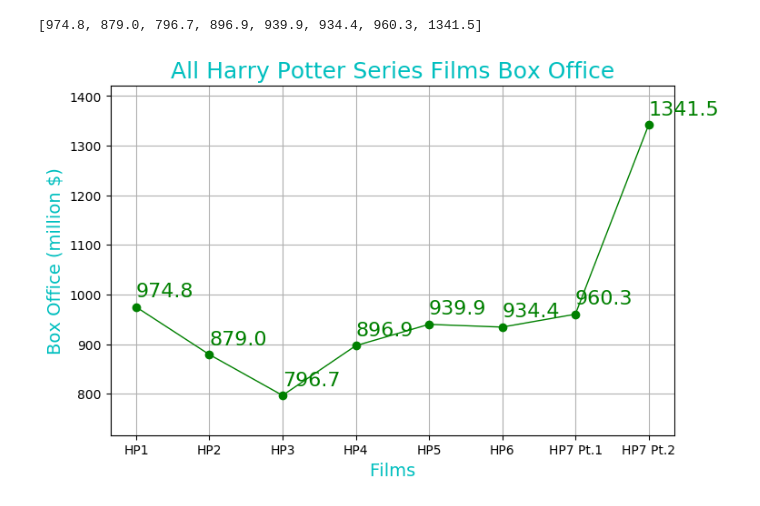
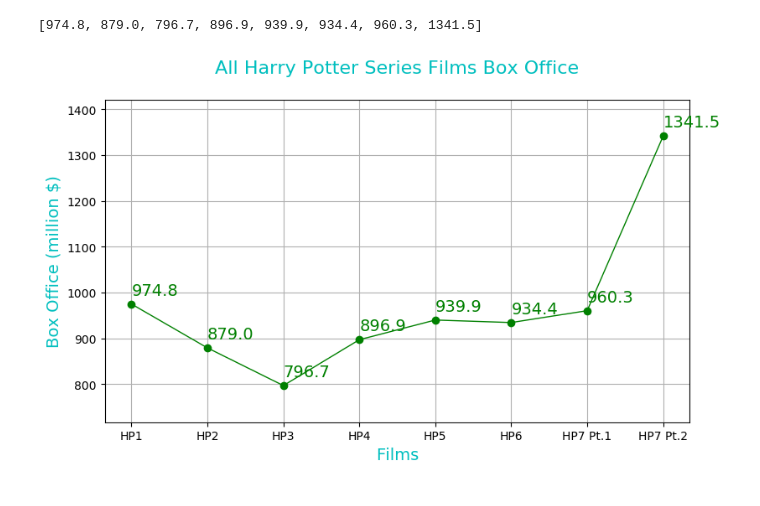
Before and after one commit to Brainor/Fudan-Data_Visualization, a Jupyter notebook: HW2/Data Visualization - Homework2.ipynb, the cells around one changed output. Saved outputs shown, nothing was run; the diff lists cells and outputs as text; code cells hidden in the pictures.

```diff
--- a/HW2/Data Visualization - Homework2.ipynb
+++ b/HW2/Data Visualization - Homework2.ipynb
@@ -104,21 +104,21 @@ box_office
 # %% [output]
 [974.8, 879.0, 796.7, 896.9, 939.9, 934.4, 960.3, 1341.5]
 # %%
-fig3, line_ax = plt.subplots(1,1,figsize = (8,5))
+fig3, line_ax = plt.subplots(1,1,figsize = (9,5))
 film_index = [i for i in range(8)]
 line_ax.plot(film_index, box_office, data = box_office,
              label='Harry Potter Film',linewidth=1,color='green',marker='o')
 # line_ax.set_xlim(min(film_index)-1,max(film_index)+1)
 line_ax.set_ylim(min(box_office) - 80, max(box_office) + 80)
 line_ax.set_ylabel("Box Office (million $)", fontsize = 14, color = 'c')
 line_ax.set_xlabel("Films",fontsize = 14, color = 'c')
 line_ax.set_xticks(film_index)
 line_ax.set_xticklabels(['HP1','HP2','HP3','HP4','HP5','HP6','HP7 Pt.1','HP7 Pt.2'])
 # line_ax.set_xticklabels(films, fontsize = 10, color = 'r')
 for i,j in zip(film_index,box_office):
-    line_ax.annotate(str(j),xy=(i,j+20),color = 'g',fontsize=16)
-plt.title("All Harry Potter Series Films Box Office", fontsize = 18, color = 'c')
+    line_ax.annotate(str(j),xy=(i,j+20),color = 'g',fontsize=14)
+plt.title("All Harry Potter Series Films Box Office\n", fontsize = 16, color = 'c')
 plt.grid()
 plt.show()
 # %% [output]
-[figure, old version]
+[figure, new version]
```
Also changed, not shown: parts of 4 cells of this notebook, 1 other file.
